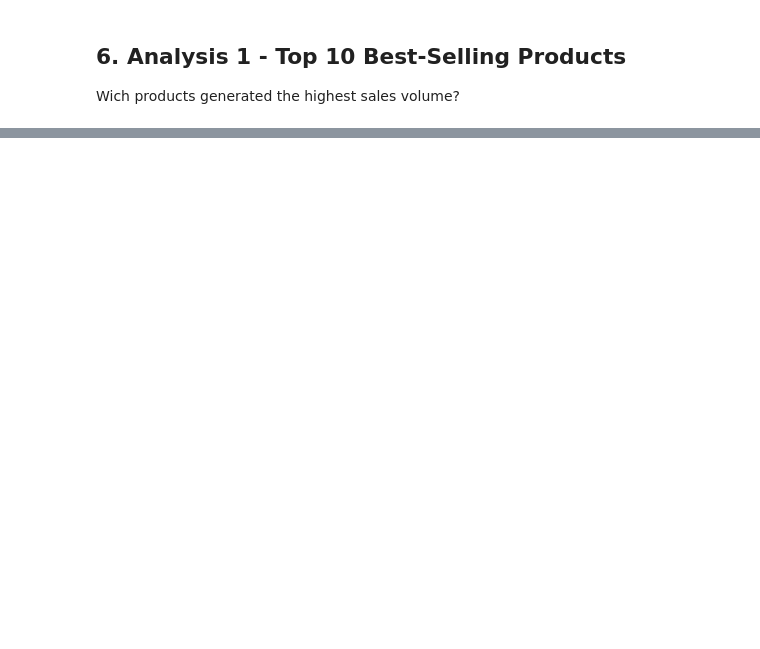
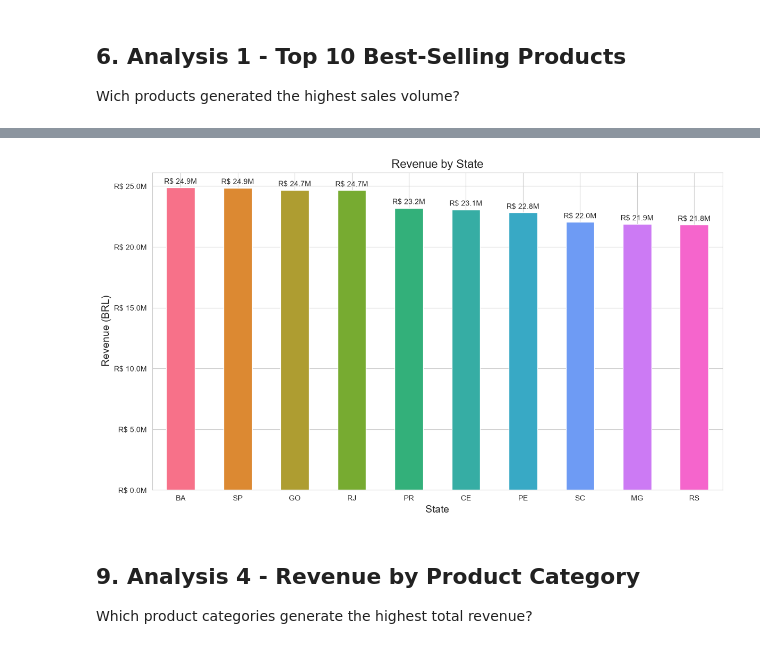
Before and after one commit to Guid3Paula/sales_data_analysis_ecommerce, a Jupyter notebook: notebooks/sales_analysis.ipynb, the cells around one changed output, grey strips where cells are left out. Drawn from its saved outputs; the diff is of its cells as text; code cells hidden in the pictures; blank space fills up the shorter version.

```diff
--- a/notebooks/sales_analysis.ipynb
+++ b/notebooks/sales_analysis.ipynb
@@ -343,0 +547,8 @@ plt.show()
+# %%
+# Group by state and calculate total revenue
+revenue_by_state = (
+    sales_df
+    .groupby('State')['Total_Sale']
+    .sum()
+    .sort_values(ascending=False)
+)
@@ -343,0 +571,62 @@ plt.show()
+# %%
+# Create a new figure
+plt.figure(figsize=(12, 7))
+
+# Create bar plot
+ax = revenue_by_state.plot(
+    kind='bar',
+    color=sns.color_palette(
+        'husl',
+        len(revenue_by_state)
+    )
+)
+
+# Format Y-axis in millions
+ax.yaxis.set_major_formatter(
+    FuncFormatter(
+        lambda x, pos: f'R$ {x / 1_000_000:.1f}M'
+    )
+)
+
+# Add data labels
+ax.bar_label(
+    ax.containers[0],
+    labels=[
+        f'R$ {value / 1_000_000:.1f}M'
+        for value in revenue_by_state.values
+    ],
+    padding=3
+)
+
+# Add title and labels
+plt.title(
+    'Revenue by State',
+    fontsize=16
+)
+
+plt.xlabel(
+    'State',
+    fontsize=14
+)
+
+plt.ylabel(
+    'Revenue (BRL)',
+    fontsize=14
+)
+
+plt.xticks(rotation=0)
+
+plt.tight_layout()
+
+plt.savefig(
+    r"C:\Users\Guilherme\projects_python\sales_data_analysis_ecomerce\images\revenue_by_state.png",
+    dpi=300,
+    bbox_inches='tight'
+)
+
+plt.show()
+# %% [output]
+[figure, added]
+# %% [markdown]
+## 9. Analysis 4 - Revenue by Product Category
+Which product categories generate the highest total revenue?
```
Also changed, not shown: parts of 31 cells of this notebook, 6 other files.
